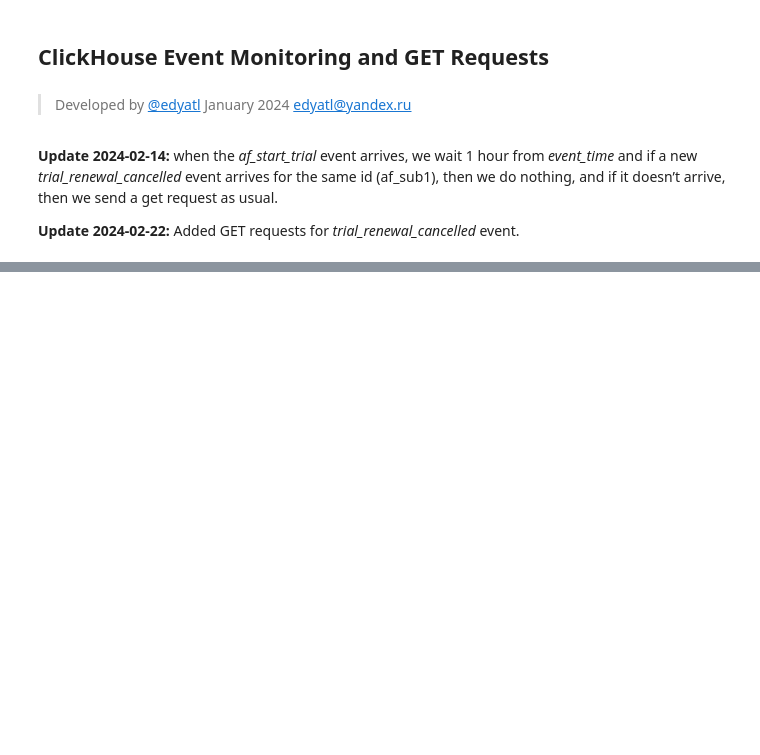
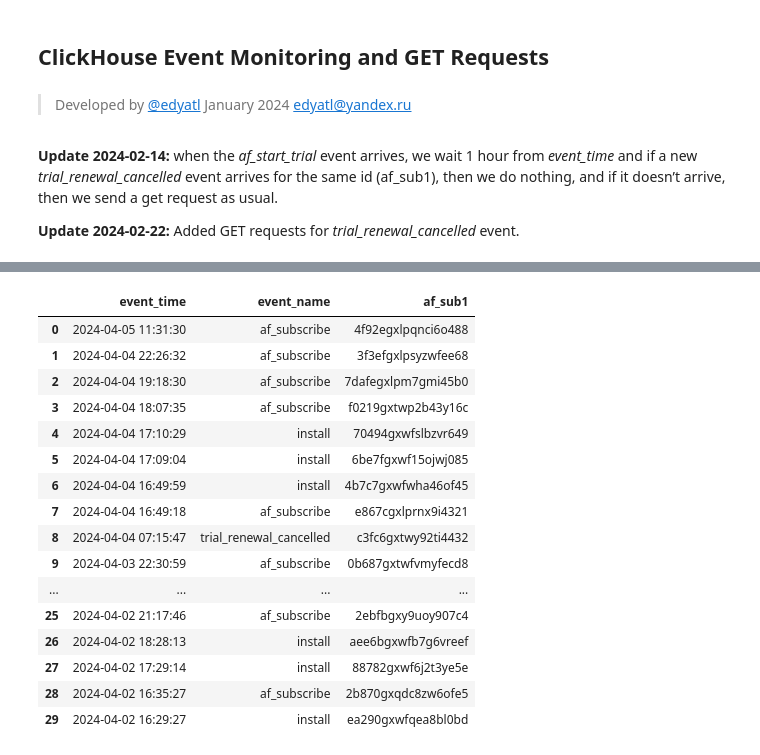
Before and after one commit to edyatl/clickhouse-event-processor, a Jupyter notebook: clickhouse_event_checker.ipynb, the cells around one changed output, grey strips where cells are left out. Cells and saved outputs as stored; diff of their text form; code cells hidden in the pictures; blank space fills up the shorter version.

```diff
--- a/clickhouse_event_checker.ipynb
+++ b/clickhouse_event_checker.ipynb
@@ -380,7 +392,7 @@ dwh = ClickHouseConnector(
     host=cfg.CLICKHOUSE_HOST,
     user=cfg.CLICKHOUSE_USER,
     password=cfg.CLICKHOUSE_PASS,
-    port=cfg.CLICKHOUSE_PORT
+    port=cfg.CLICKHOUSE_PORT,
 )
 
 df = dwh.fetch_new_events()
@@ -389,3 +403,24 @@ del dwh
 # %%
-# df[df['event_name'] == 'af_start_trial']
-df
+# df[df["event_name"] == "install"]
+# df[df["af_sub1"] == "a5a45gxwfibj6vrf00"]
+df[:30]
+# duplicates = df[df.duplicated()]
+# duplicates.shape[0]
+# %% [output]
+|  | event_time | event_name | af_sub1 |
+| 0 | 2024-04-05 11:31:30 | af_subscribe | 4f92egxlpqnci6o488 |
+| 1 | 2024-04-04 22:26:32 | af_subscribe | 3f3efgxlpsyzwfee68 |
+| 2 | 2024-04-04 19:18:30 | af_subscribe | 7dafegxlpm7gmi45b0 |
+| 3 | 2024-04-04 18:07:35 | af_subscribe | f0219gxtwp2b43y16c |
+| 4 | 2024-04-04 17:10:29 | install | 70494gxwfslbzvr649 |
+| 5 | 2024-04-04 17:09:04 | install | 6be7fgxwf15ojwj085 |
+| 6 | 2024-04-04 16:49:59 | install | 4b7c7gxwfwha46of45 |
+| 7 | 2024-04-04 16:49:18 | af_subscribe | e867cgxlprnx9i4321 |
+| 8 | 2024-04-04 07:15:47 | trial_renewal_cancelled | c3fc6gxtwy92ti4432 |
+| 9 | 2024-04-03 22:30:59 | af_subscribe | 0b687gxtwfvmyfecd8 |
+| ... | ... | ... | ... |
+| 25 | 2024-04-02 21:17:46 | af_subscribe | 2ebfbgxy9uoy907c4 |
+| 26 | 2024-04-02 18:28:13 | install | aee6bgxwfb7g6vreef |
+| 27 | 2024-04-02 17:29:14 | install | 88782gxwf6j2t3ye5e |
+| 28 | 2024-04-02 16:35:27 | af_subscribe | 2b870gxqdc8zw6ofe5 |
+| 29 | 2024-04-02 16:29:27 | install | ea290gxwfqea8bl0bd |
```
Also changed, not shown: parts of 9 cells of this notebook, 1 other file.
